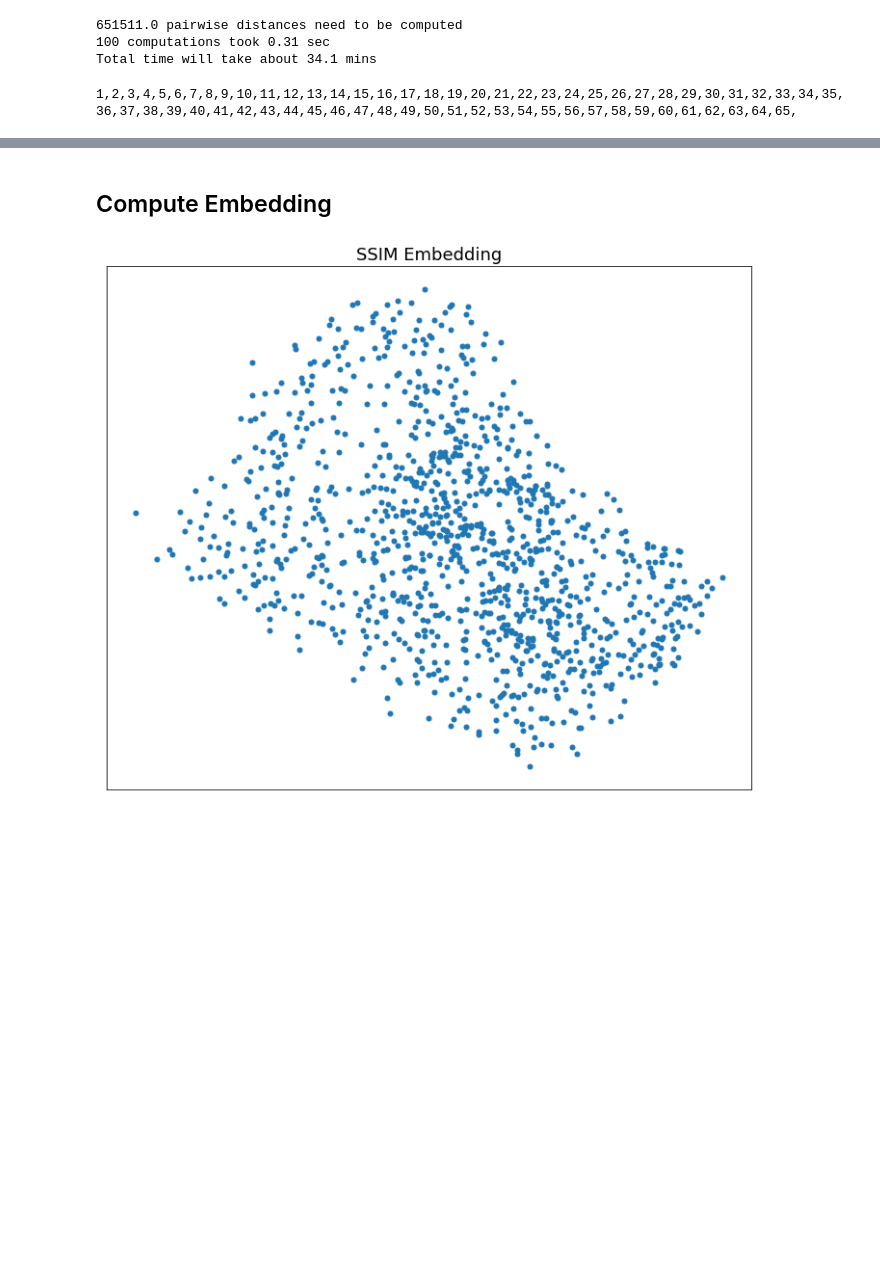
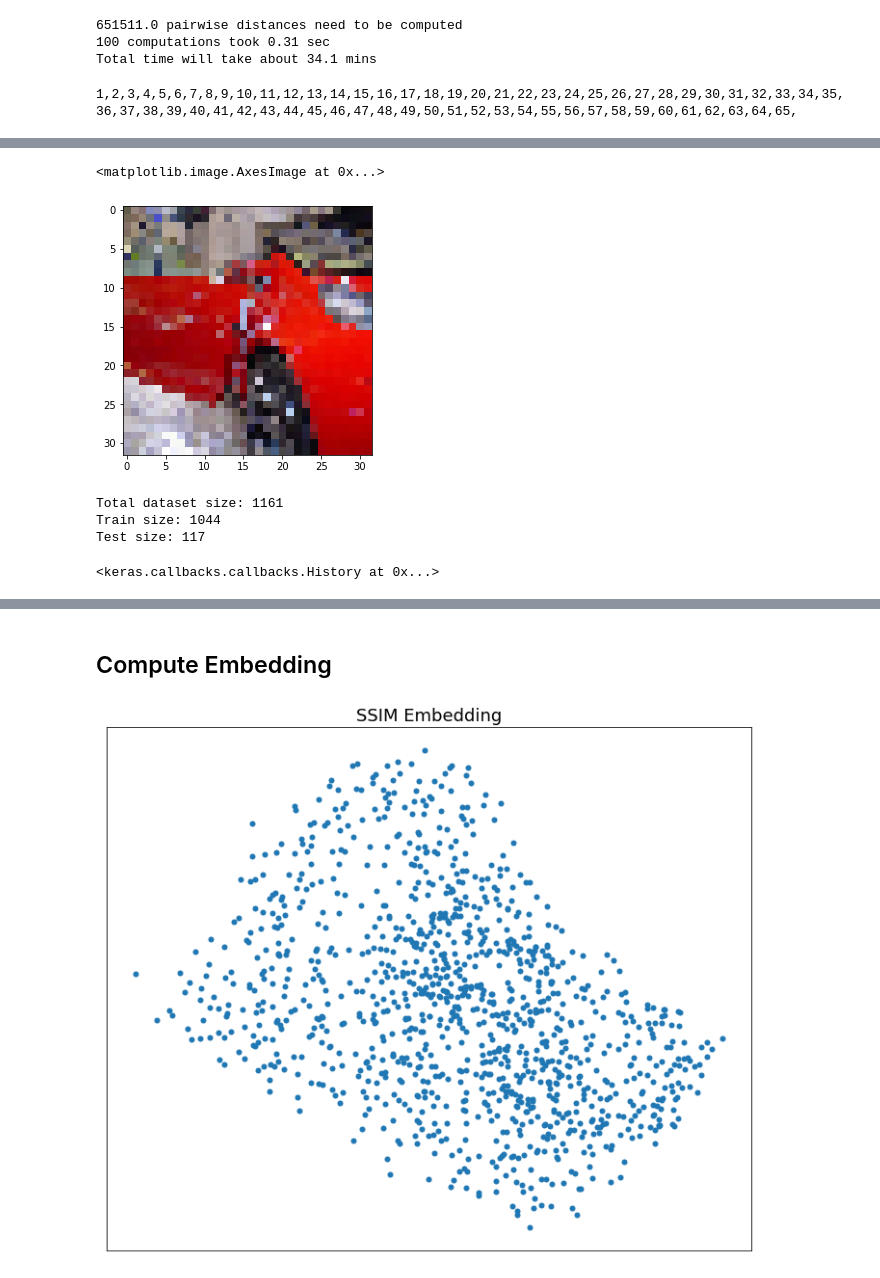
Before and after one commit to flekschas/piling.js, a Jupyter notebook: examples/car-images.ipynb, the cells around one changed output, grey strips where cells are left out. Saved outputs shown, nothing was run; the diff lists cells and outputs as text; code cells hidden in the pictures; blank space fills up the shorter version.

```diff
--- a/examples/car-images.ipynb
+++ b/examples/car-images.ipynb
@@ -41,6 +41,8 @@ imshow(positives['2008_000027'])
 # %% [markdown]
 ## Resize and save images
 # %%
+import math
+import numpy as np
 from pathlib import Path
 from PIL import Image
 from skimage.transform import resize
@@ -51,6 +53,7 @@ min_size = width * height
 
 final_imgs = []
 scaled_imgs = []
+scaled_imgs_color = []
 
 for filename in positives:
     img = positives[filename]
@@ -112,8 +115,9 @@ for filename in positives:
         if rh * rw == target_size:
             final_imgs.append(filename)
             scaled_imgs.append(scaled_img_gray.flatten())
+            scaled_imgs_color.append(scaled_img)
             scaled_img *= 255
-            Image.fromarray(scaled_img.astype(np.uint8)).save(f'{cars_dir}/{filename}.jpg', quality=70)
+            Image.fromarray(scaled_img.astype(np.uint8)).save(f'{cars_dir}/{filename}.jpg', quality=75)
         else:
             print(f'{filename} with {rw}x{rh} == {rh*rw}')
 
@@ -171,0 +202,43 @@ for k, c in enumerate(combinations(np.arange(n), 2)):
+# %%
+img_array = np.vstack(scaled_imgs_color).reshape((-1,32,32,3)).astype(np.uint8)
+imshow(img_array[0])
+# %% [output]
+<matplotlib.image.AxesImage at 0x...>
+[figure, added]
+# %%
+norm_img_array = img_array.copy()
+norm_img_array = norm_img_array.astype(np.float)
+norm_img_array /= 255.0
+n = img_array.shape[0]
+permutations = np.random.permutation(n)
+
+subsample = 1.0
+train_fraction = 0.9
+train = permutations[:int(train_fraction * subsample * n)]
+test = permutations[int(train_fraction * subsample * n):int(subsample * n)]
+
+x_train = norm_img_array[train]
+x_test = norm_img_array[test]
+
+print(f'Total dataset size: {n}')
+print(f'Train size: {train.shape[0]}')
+print(f'Test size: {test.shape[0]}')
+# %% [output]
+Total dataset size: 1161
+Train size: 1044
+Test size: 117
+# %%
+tqdm_keras = ae.get_tqdm(is_keras=True)
+
+autoencoder.fit(
+    x_train,
+    x_train,
+    epochs=50,
+    batch_size=32,
+    shuffle=True,
+    validation_data=(x_test, x_test),
+    verbose=0,
+    callbacks=[tqdm_keras(leave_inner=True, leave_outer=False)],
+)
+# %% [output]
+<keras.callbacks.callbacks.History at 0x...>
```
Also changed, not shown: parts of 8 cells of this notebook, 2 other files.
